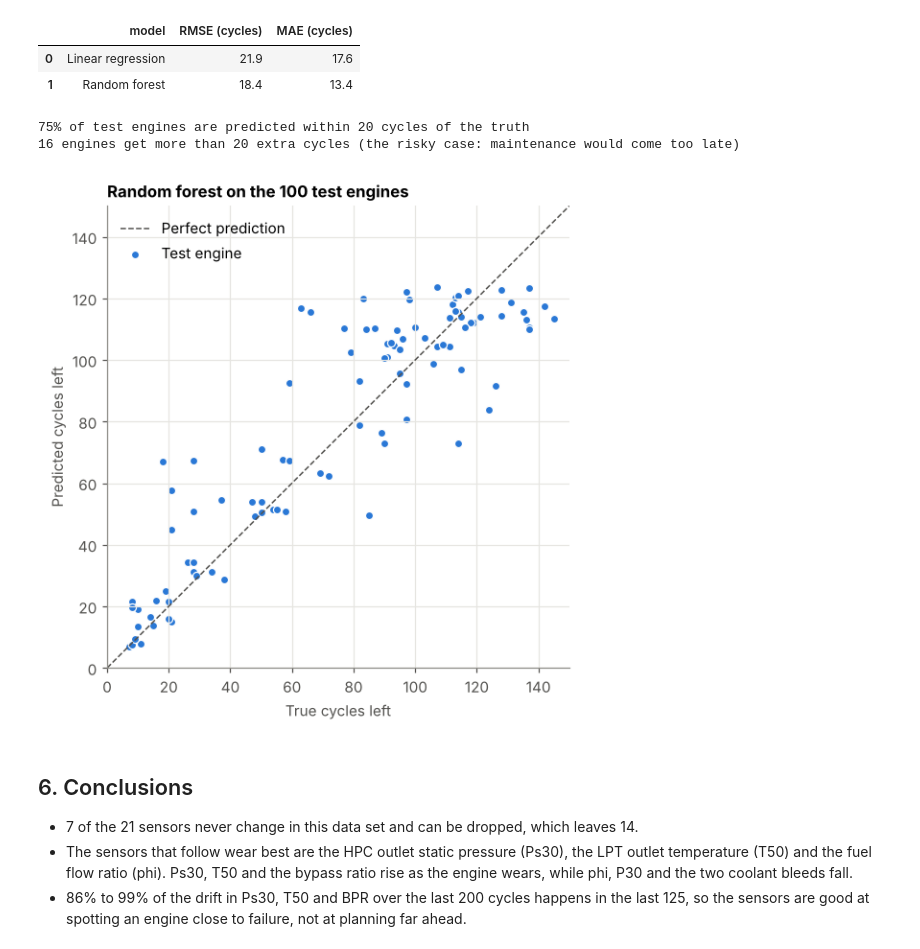
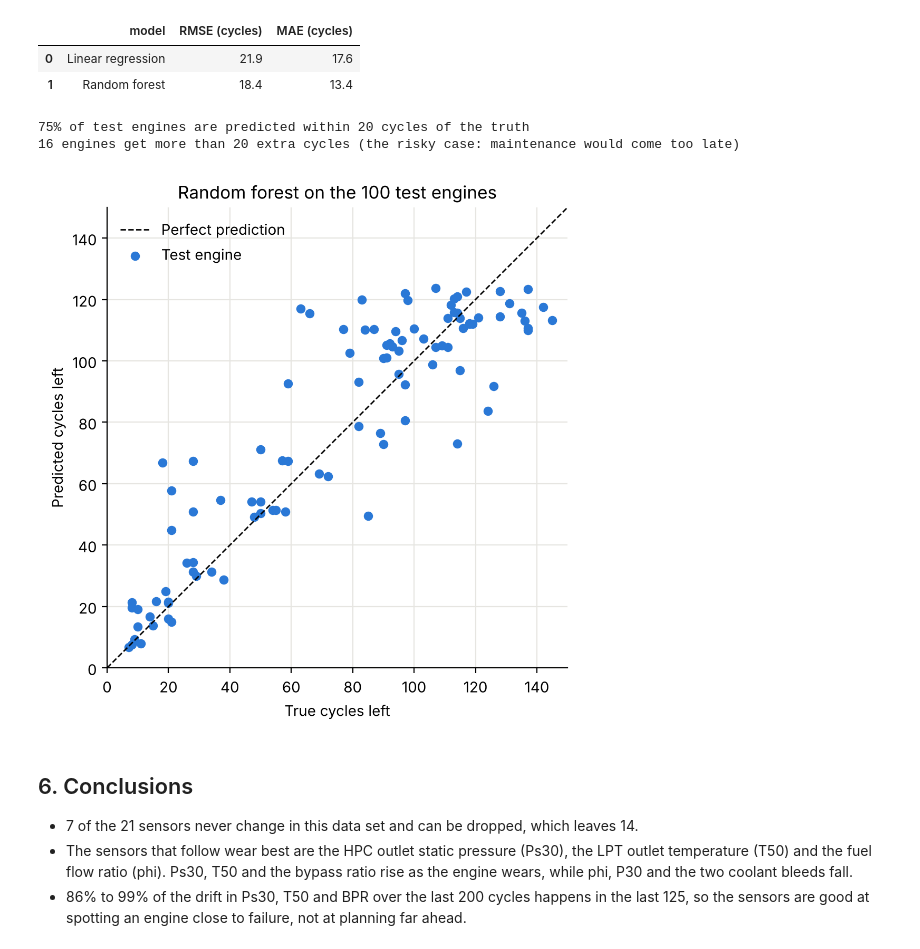
Before and after one commit to RiadLahrichi/jet-engine-sensor-analysis, a Jupyter notebook: analysis.ipynb, the cells around one changed output. Cells and saved outputs as stored; diff of their text form; code cells hidden in the pictures.

```diff
--- a/analysis.ipynb
+++ b/analysis.ipynb
@@ -19,22 +19,11 @@ ORANGE = "#eb6834"
 GREY = "#a3a29c"
 
 plt.rcParams.update({
-    "figure.dpi": 110,
-    "savefig.dpi": 150,
-    "font.size": 10,
-    "axes.titlesize": 11,
-    "axes.titleweight": "bold",
-    "axes.titlelocation": "left",
-    "axes.edgecolor": "#8f8e89",
-    "axes.labelcolor": "#52514e",
-    "xtick.color": "#52514e",
-    "ytick.color": "#52514e",
     "axes.spines.top": False,
     "axes.spines.right": False,
     "axes.grid": True,
+    "axes.axisbelow": True,
     "grid.color": "#e6e5e1",
-    "grid.linewidth": 0.8,
-    "lines.linewidth": 1.5,
     "legend.frameon": False,
 })
 # %% [markdown]
@@ -91,24 +83,17 @@ The temperatures are in degrees Rankine and the pressures in psia, which are har
 
 Some sensors never change on this data set, so they carry no information about wear. I drop every sensor that only takes one or two different values.
 # %%
-UNITS = {name: unit for name, _, unit in SENSORS.values()}
-LABELS = {name: label for name, label, _ in SENSORS.values()}
-
 def convert_units(df):
     df = df.copy()
-    for name, unit in UNITS.items():
-        if unit == "°R":
-            df[name] = (df[name] - 491.67) * 5 / 9
-        elif unit == "psia":
-            df[name] = df[name] * 0.0689476
+    for name in ["T2", "T24", "T30", "T50"]:
+        df[name] = (df[name] - 491.67) * 5 / 9
+    for name in ["P2", "P15", "P30", "Ps30"]:
+        df[name] = df[name] * 0.0689476
     return df
 
 train = convert_units(train)
 test = convert_units(test)
-for name, unit in UNITS.items():
-    UNITS[name] = {"°R": "°C", "psia": "bar"}.get(unit, unit)
 
-all_sensors = [SENSORS[s][0] for s in SENSORS]
 flat = [s for s in all_sensors if train[s].nunique() <= 2]
 sensors = [s for s in all_sensors if s not in flat]
 print(f"Dropped {len(flat)} flat sensors: {', '.join(flat)}")
@@ -226,28 +210,28 @@ results
 # %%
 pred = predictions["Random forest"]
 errors = pred - test_rul
 within_20 = (errors.abs() <= 20).mean() * 100
 too_high = (errors > 20).sum()
 print(f"{within_20:.0f}% of test engines are predicted within 20 cycles of the truth")
 print(f"{too_high} engines get more than 20 extra cycles (the risky case: maintenance would come too late)")
 
 fig, ax = plt.subplots(figsize=(5.8, 5.4))
-ax.plot([0, 150], [0, 150], color="#52514e", linestyle="--", linewidth=1, label="Perfect prediction")
-ax.scatter(test_rul, pred, s=28, color=BLUE, edgecolor="white", linewidth=0.8, label="Test engine")
+ax.plot([0, 150], [0, 150], color="black", linestyle="--", linewidth=1, label="Perfect prediction")
+ax.scatter(test_rul, pred, s=28, color=BLUE, label="Test engine")
 ax.set_xlim(0, 150)
 ax.set_ylim(0, 150)
 ax.set_aspect("equal")
 ax.set_xlabel("True cycles left")
 ax.set_ylabel("Predicted cycles left")
 ax.set_title("Random forest on the 100 test engines")
 ax.legend(loc="upper left")
 fig.tight_layout()
-fig.savefig("figures/predicted_vs_true.png")
+fig.savefig("figures/predicted_vs_true.png", dpi=150)
 plt.show()
 # %% [output]
 75% of test engines are predicted within 20 cycles of the truth
 16 engines get more than 20 extra cycles (the risky case: maintenance would come too late)
-[figure, old version]
+[figure, new version]
 # %% [markdown]
 ## 6. Conclusions
 
```
Also changed, not shown: parts of 5 cells of this notebook, 3 other files.
